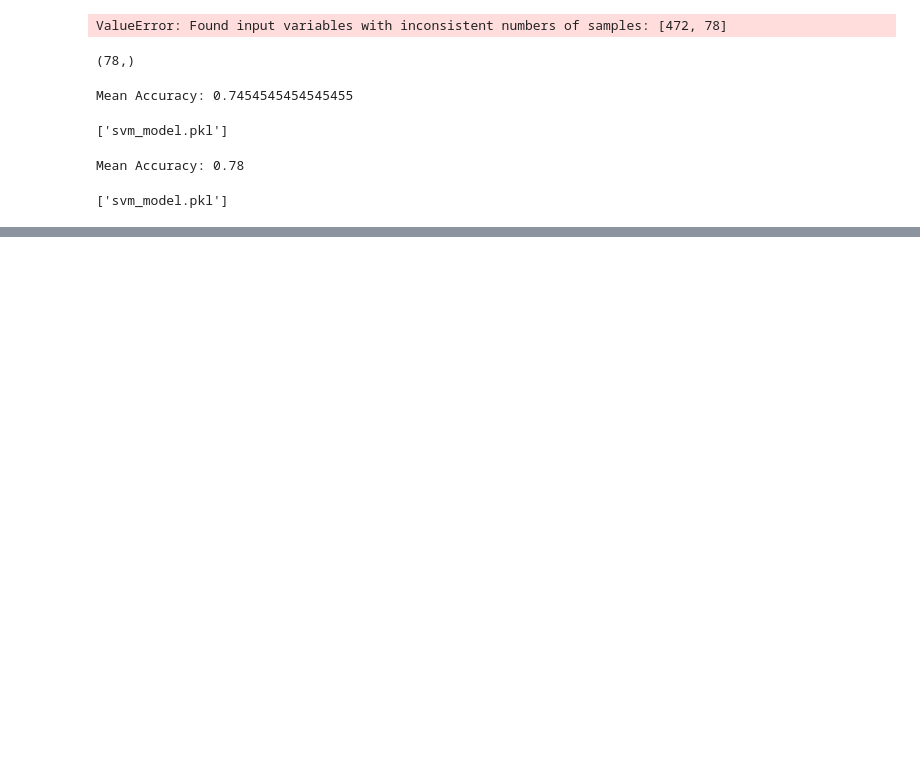
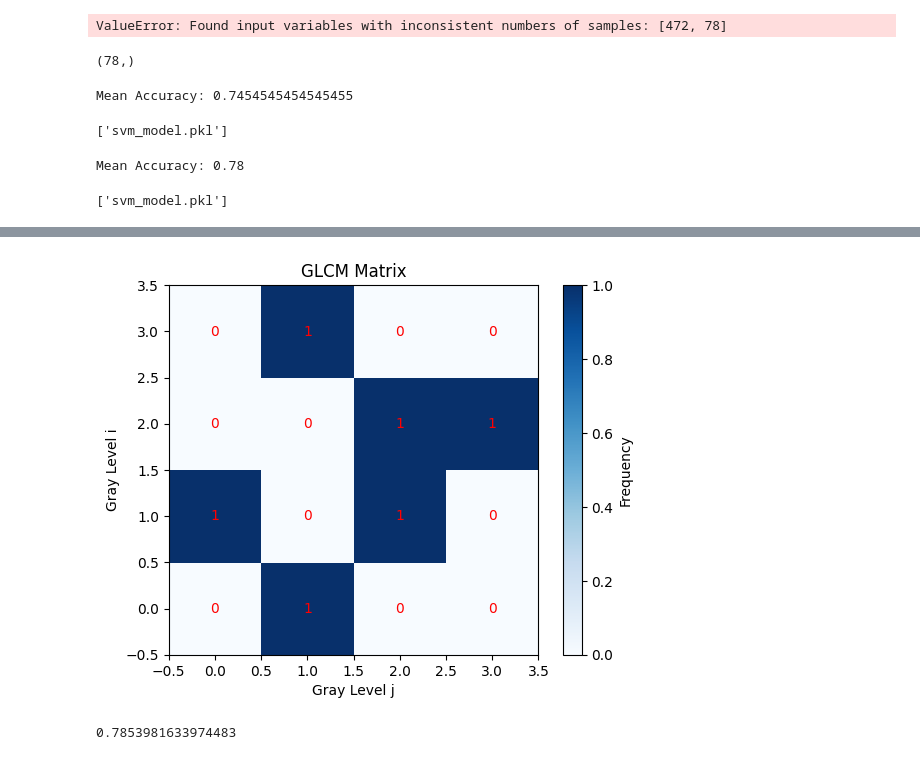
Before and after one commit to lakshmi-warrier/nafld-detection, a Jupyter notebook: us_scan_model/img_predict_trainnb.ipynb, the cells around one changed output, grey strips where cells are left out. Drawn from its saved outputs; the diff is of its cells as text; code cells hidden in the pictures; blank space fills up the shorter version.

Commit message:
add: glcm theory

```diff
--- a/us_scan_model/img_predict_trainnb.ipynb
+++ b/us_scan_model/img_predict_trainnb.ipynb
@@ -519,3 +519,24 @@ joblib.dump(clf, "svm_model.pkl")
 # %% [output]
 Mean Accuracy: 0.78
 ['svm_model.pkl']
+# %%
+import numpy as np
+from skimage.feature import graycomatrix, graycoprops
+
+# Create a sample 9x9 grayscale image
+image = np.array([[ 0, 1, 2 ],
+[ 3, 1, 0, ],
+[ 2, 2, 3 ]
+])
+
+# Compute GLCM matrix
+distances = [1]  # Define distance for GLCM computation
+angles = [0, np.pi / 4]     # Define angle for GLCM computation (horizontal)
+glcm = graycomatrix(image, distances=distances, angles=angles, levels=4)
+# Compute GLCM properties
+contrast = graycoprops(glcm, 'contrast')
+energy = graycoprops(glcm, 'energy')
+
+# Print the computed GLCM properties
+print("Contrast:", contrast)
+print("Energy:", energy)
@@ -521,0 +566,24 @@ Mean Accuracy: 0.78
+# %%
+import numpy as np
+import matplotlib.pyplot as plt
+
+
+# Plot the GLCM matrix
+plt.imshow(glcm[:, :, 0, 0], cmap='Blues', origin='lower')
+
+# Annotate each cell with the frequency value
+for i in range(glcm.shape[0]):
+    for j in range(glcm.shape[1]):
+        plt.text(j, i, str(glcm[i, j, 0, 0]), ha='center', va='center', color='red')
+
+plt.title('GLCM Matrix')
+plt.xlabel('Gray Level j')
+plt.ylabel('Gray Level i')
+plt.colorbar(label='Frequency')
+plt.show()
+# %% [output]
+[figure, added]
+# %%
+np.pi / 4
+# %% [output]
+0.7853981633974483
```
Also changed, not shown: parts of 2 cells of this notebook, 1 other file.
